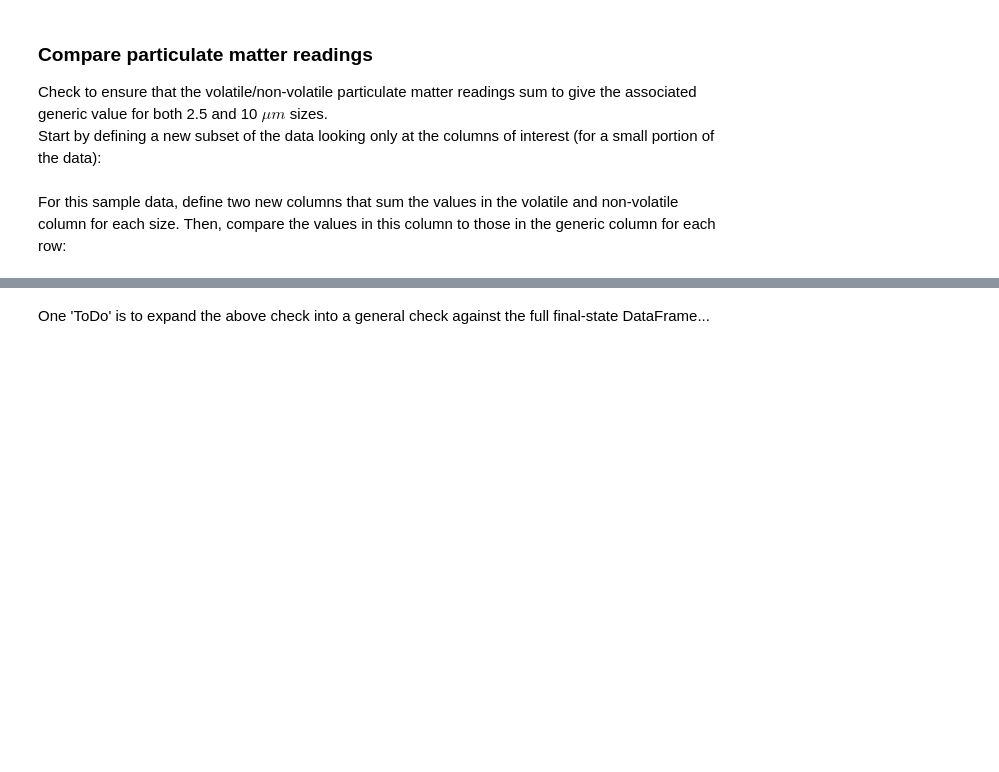
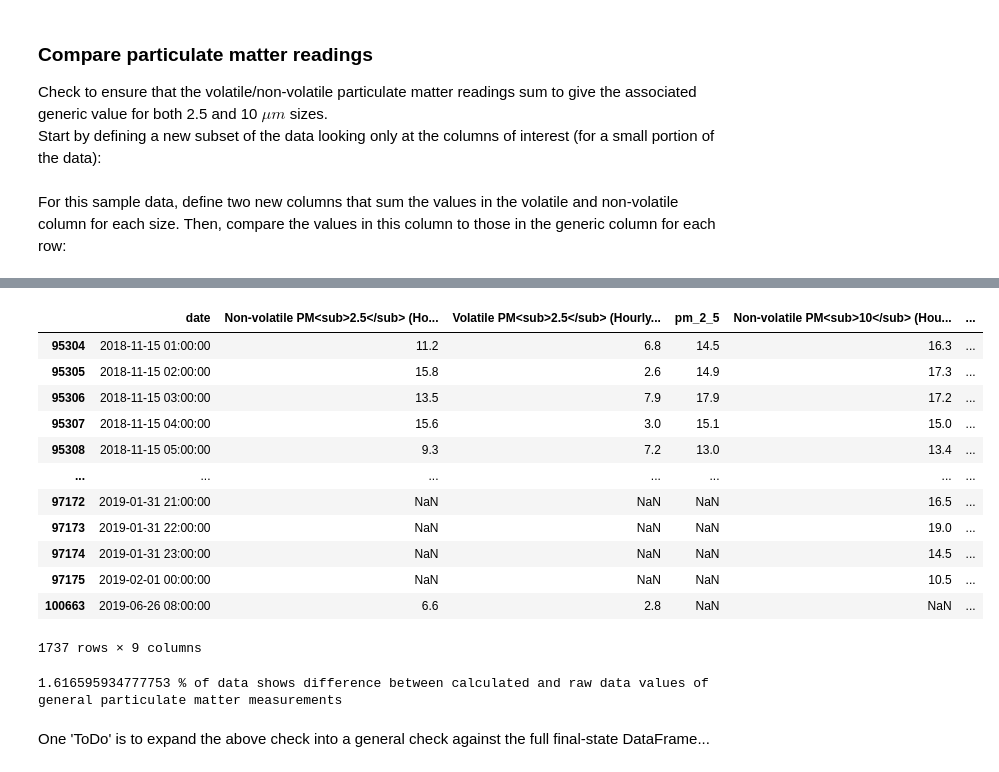
Before and after one commit to Simon-Lee-UK/air-pollution, a Jupyter notebook: analysis/1_0_initial_data_read.ipynb, the cells around one changed output, grey strips where cells are left out. Drawn from its saved outputs; the diff is of its cells as text; code cells hidden in the pictures; blank space fills up the shorter version.

```diff
--- a/analysis/1_0_initial_data_read.ipynb
+++ b/analysis/1_0_initial_data_read.ipynb
@@ -291,3 +286,44 @@ assert len(volatile) == len(
+# %%
+check_equal = volatile.copy()
+equal_mask = (
+    (check_equal["pm_2_5"] == check_equal["sum_2_5"])
+    | (
+        (check_equal["Non-volatile PM<sub>2.5</sub> (Hourly measured)"].isna())
+        & (check_equal["Volatile PM<sub>2.5</sub> (Hourly measured)"].isna())
+    )
+) & (
+    (check_equal["pm_10"] == check_equal["sum_10"])
+    | (
+        (check_equal["Non-volatile PM<sub>10</sub> (Hourly measured)"].isna())
+        & (check_equal["Volatile PM<sub>10</sub> (Hourly measured)"].isna())
+    )
+)
+
+conflicts = check_equal.copy()
+conflicts = conflicts[~equal_mask]
+# %%
+conflicts
+# %% [output]
+|  | date | Non-volatile PM<sub>2.5</sub> (Ho... | Volatile PM<sub>2.5</sub> (Hourly... | pm_2_5 | Non-volatile PM<sub>10</sub> (Hou... | ... |
+| 95304 | 2018-11-15 01:00:00 | 11.2 | 6.8 | 14.5 | 16.3 | ... |
+| 95305 | 2018-11-15 02:00:00 | 15.8 | 2.6 | 14.9 | 17.3 | ... |
+| 95306 | 2018-11-15 03:00:00 | 13.5 | 7.9 | 17.9 | 17.2 | ... |
+| 95307 | 2018-11-15 04:00:00 | 15.6 | 3.0 | 15.1 | 15.0 | ... |
+| 95308 | 2018-11-15 05:00:00 | 9.3 | 7.2 | 13.0 | 13.4 | ... |
+| ... | ... | ... | ... | ... | ... | ... |
+| 97172 | 2019-01-31 21:00:00 | NaN | NaN | NaN | 16.5 | ... |
+| 97173 | 2019-01-31 22:00:00 | NaN | NaN | NaN | 19.0 | ... |
+| 97174 | 2019-01-31 23:00:00 | NaN | NaN | NaN | 14.5 | ... |
+| 97175 | 2019-02-01 00:00:00 | NaN | NaN | NaN | 10.5 | ... |
+| 100663 | 2019-06-26 08:00:00 | 6.6 | 2.8 | NaN | NaN | ... |
+1737 rows × 9 columns
+# %%
+percentage_conflicts = (len(conflicts) / len(volatile)) * 100
+print(
+    f"{percentage_conflicts} % of data shows difference between calculated and raw data values of general particulate matter measurements"
+)
+# %% [output]
+1.616595934777753 % of data shows difference between calculated and raw data values of general particulate matter measurements
 # %% [markdown]
 One 'ToDo' is to expand the above check into a general check against the full final-state DataFrame...
 # %% [markdown]
```
Also changed, not shown: parts of 9 cells of this notebook.
